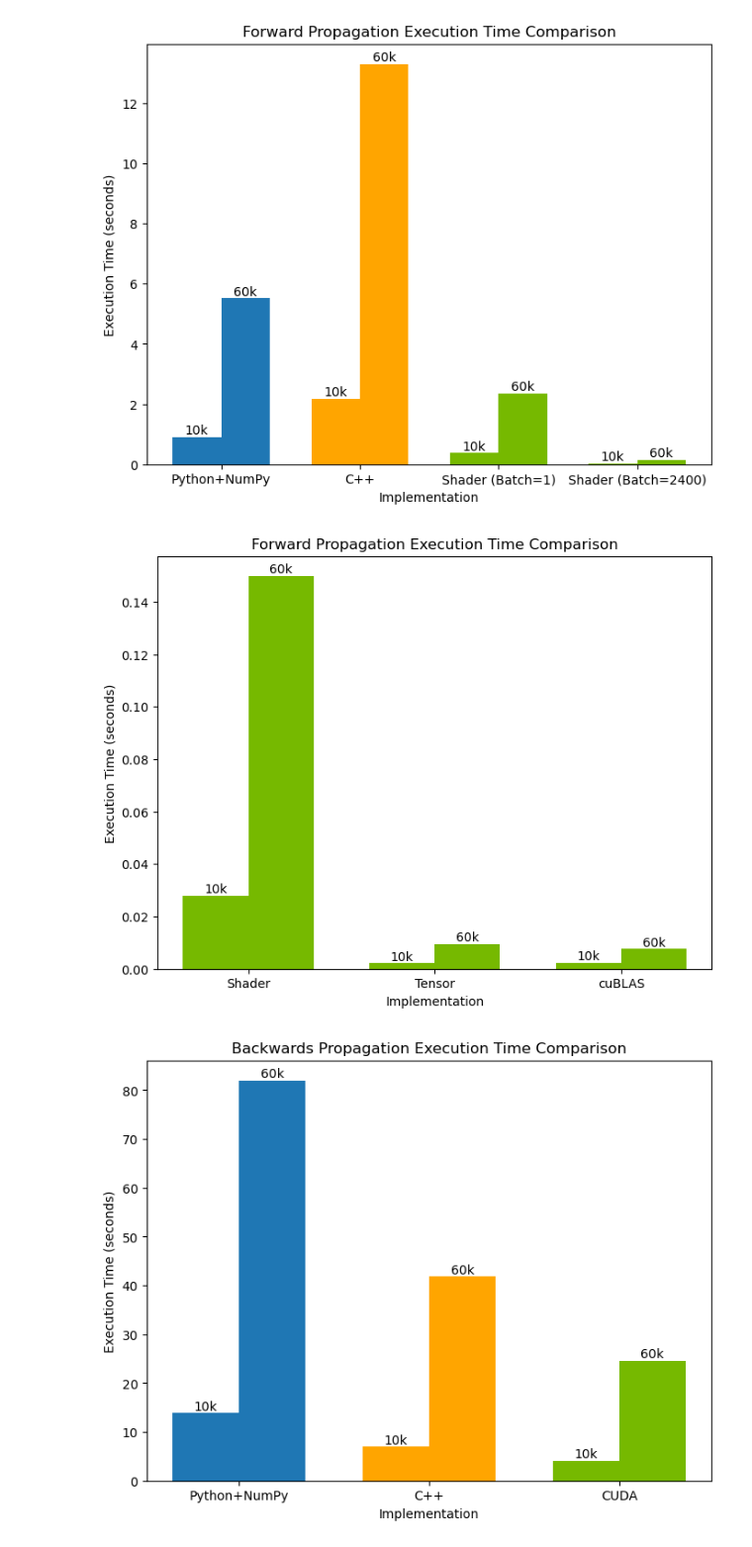
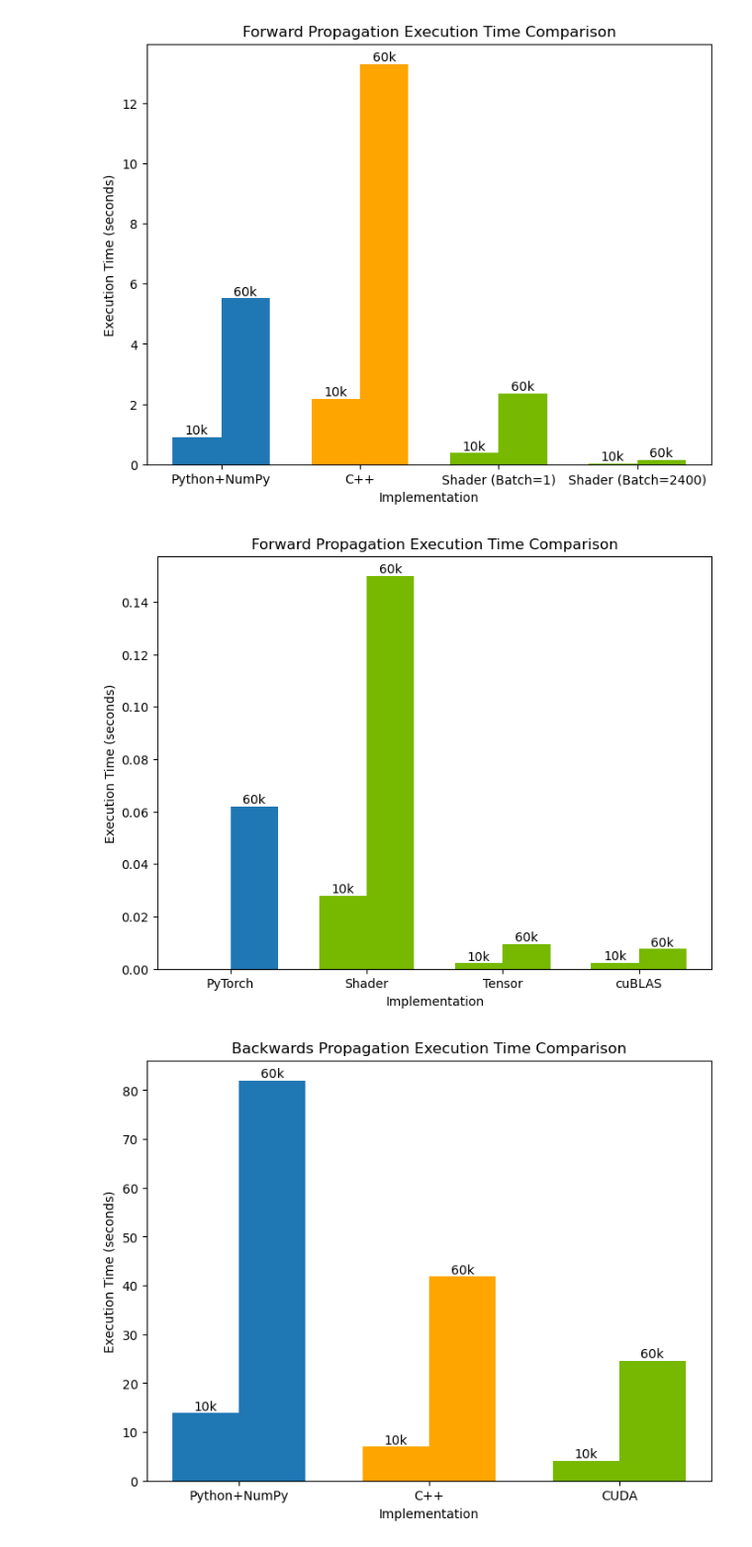
Before and after one commit to t-makaro/586C-Project, a Jupyter notebook: report/graphs.ipynb, the cells around one changed output. Shown at 99% size. Saved outputs shown, nothing was run; the diff lists cells and outputs as text; code cells hidden in the pictures.

Commit message:
update plots

```diff
--- a/report/graphs.ipynb
+++ b/report/graphs.ipynb
@@ -35,37 +35,37 @@ plt.show()
 # %% [output]
 [figure]
 # %%
-implementations = ['Shader', 'Tensor', 'cuBLAS']
+implementations = ['PyTorch', 'Shader', 'Tensor', 'cuBLAS']
 x = np.arange(len(implementations))
-times_10k = [0.028, .0022, .0024]
-times_60k = [0.15, .0095, .0076]
-colors = '#76B900'
+times_10k = [0, 0.028, .0022, .0024]
+times_60k = [0.062, 0.15, .0095, .0076]
+colors = ['#1f77b4', '#76B900', '#76B900', '#76B900']
 width = 0.35
 
 # Create a bar chart
 plt.figure(figsize=(8, 6))
 bars1 = plt.bar(x - width/2, times_10k, width, label='10k Images', color=colors)
 bars2 = plt.bar(x + width/2, times_60k, width, label='60k Images', color=colors)
 
 # Add labels and title
 plt.xlabel('Implementation')
 plt.ylabel('Execution Time (seconds)')
 plt.xticks(x, implementations)
 plt.title('Forward Propagation Execution Time Comparison')
 
 # Add text labels on top of each bar
-for bar, label in zip(bars1, ['10k'] * len(bars1)):
+for bar, label in zip(bars1, ['']+['10k']* (len(bars2)-1)):
     plt.text(bar.get_x() + bar.get_width() / 2, bar.get_height(), label, ha='center', va='bottom')
 for bar, label in zip(bars2, ['60k'] * len(bars2)):
     plt.text(bar.get_x() + bar.get_width() / 2, bar.get_height(), label, ha='center', va='bottom')
 
 # Save the plot to a file
 plt.savefig('images/forward_prop_time_comparison2.png')
 
 # Display the plot
 plt.show()
 # %% [output]
-[figure, old version]
+[figure, new version]
 # %%
 implementations = ['Python+NumPy', 'C++', 'CUDA']
 x = np.arange(len(implementations))
```
Also changed, not shown: 1 other file.
